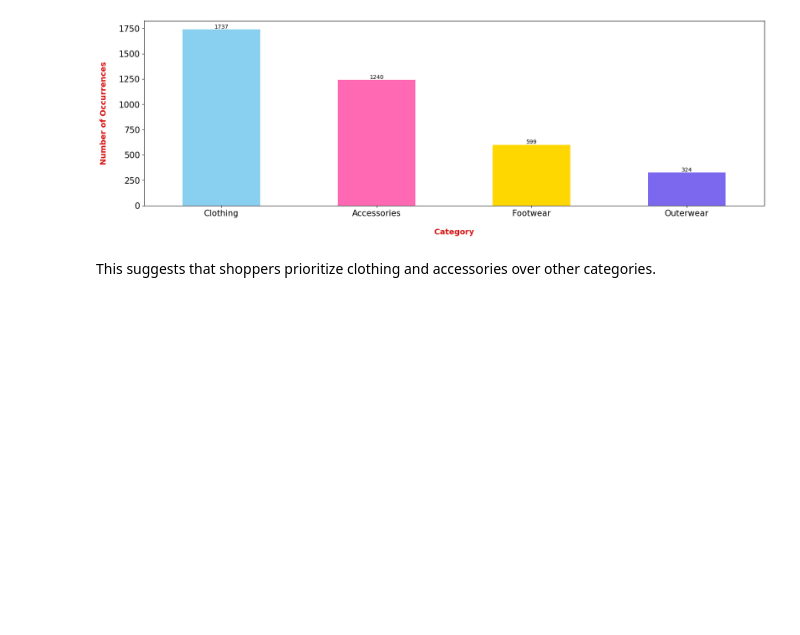
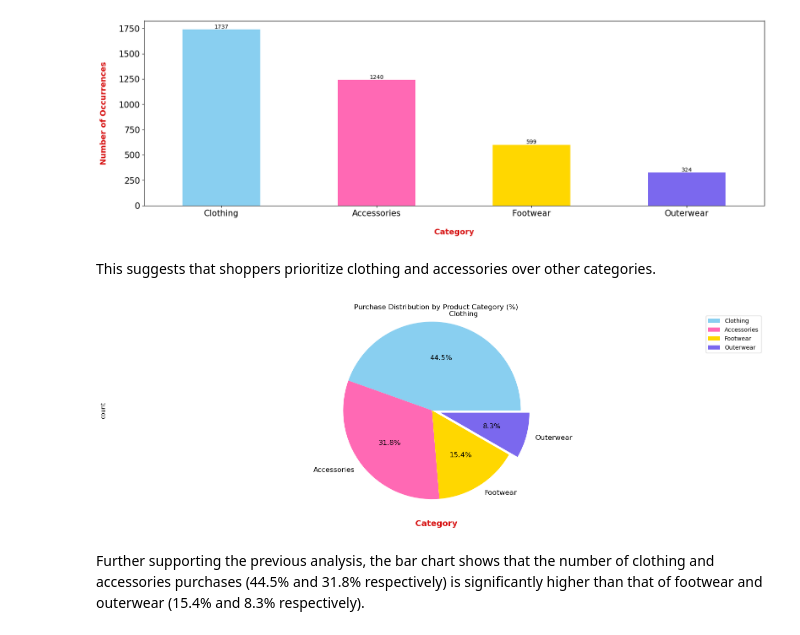
Before and after one commit to noahnoahnoahtran/project18-shopping-trend-analysis, a Jupyter notebook: shopping_trend_analysis.ipynb, the cells around one changed output. Cells and saved outputs as stored; diff of their text form; code cells hidden in the pictures; blank space fills up the shorter version.

```diff
--- a/shopping_trend_analysis.ipynb
+++ b/shopping_trend_analysis.ipynb
@@ -162,3 +162,16 @@ plt.show()
 [figure]
 # %% [markdown]
 This suggests that shoppers prioritize clothing and accessories over other categories.
+# %%
+#Purchase distribution by product category (%)
+plt.figure(figsize = (20, 6))
+df['Category'].value_counts().plot(kind = 'pie', fontsize = 12, colors = colors, explode = (0, 0, 0, 0.1), autopct = '%1.1f%%')
+plt.xlabel('Category', weight = 'bold', color = '#D71313', fontsize = 14, labelpad = 20)
+plt.axis('equal')
+plt.legend(labels = df['Category'].value_counts().index, loc = 'best')
+plt.title('Purchase Distribution by Product Category (%)')
+plt.show()
+# %% [output]
+[figure, added]
+# %% [markdown]
+Further supporting the previous analysis, the bar chart shows that the number of clothing and accessories purchases (44.5% and 31.8% respectively) is significantly higher than that of footwear and outerwear (15.4% and 8.3% respectively).
```
